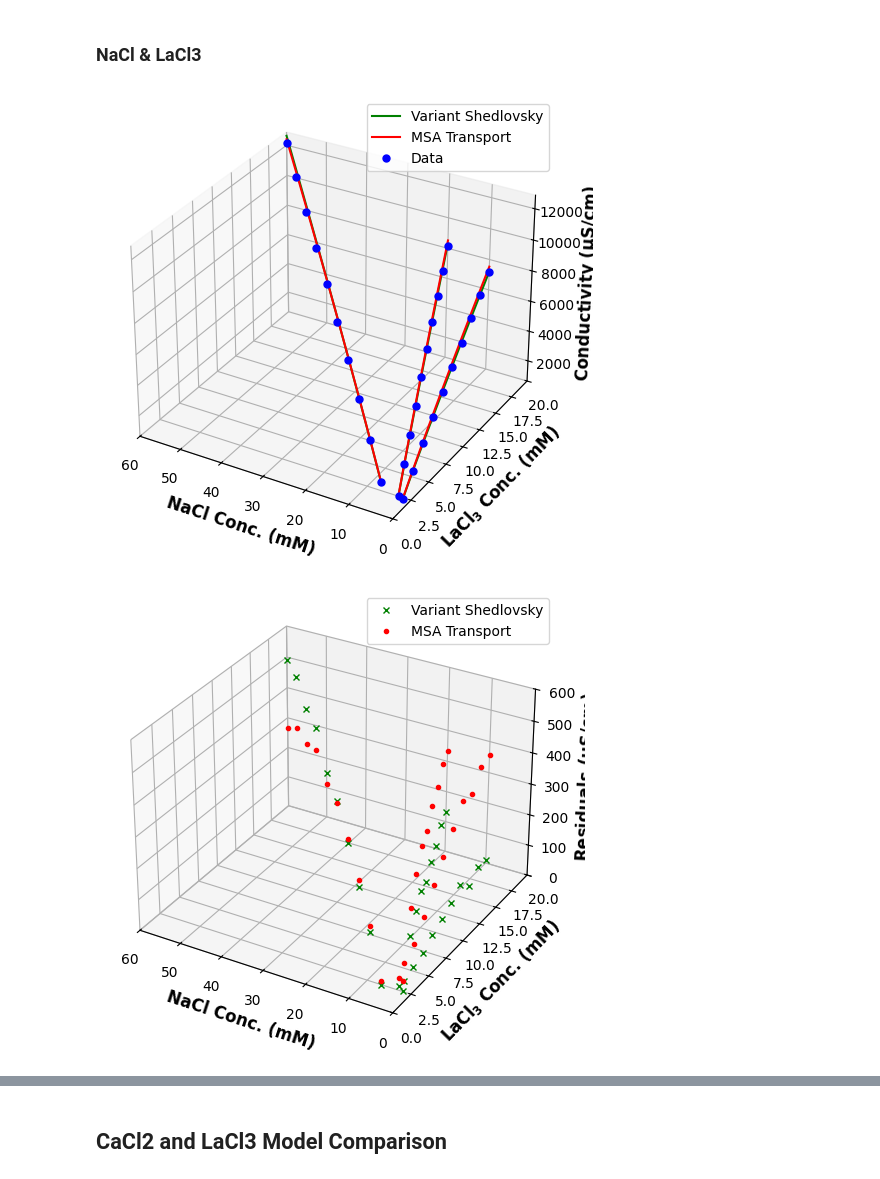
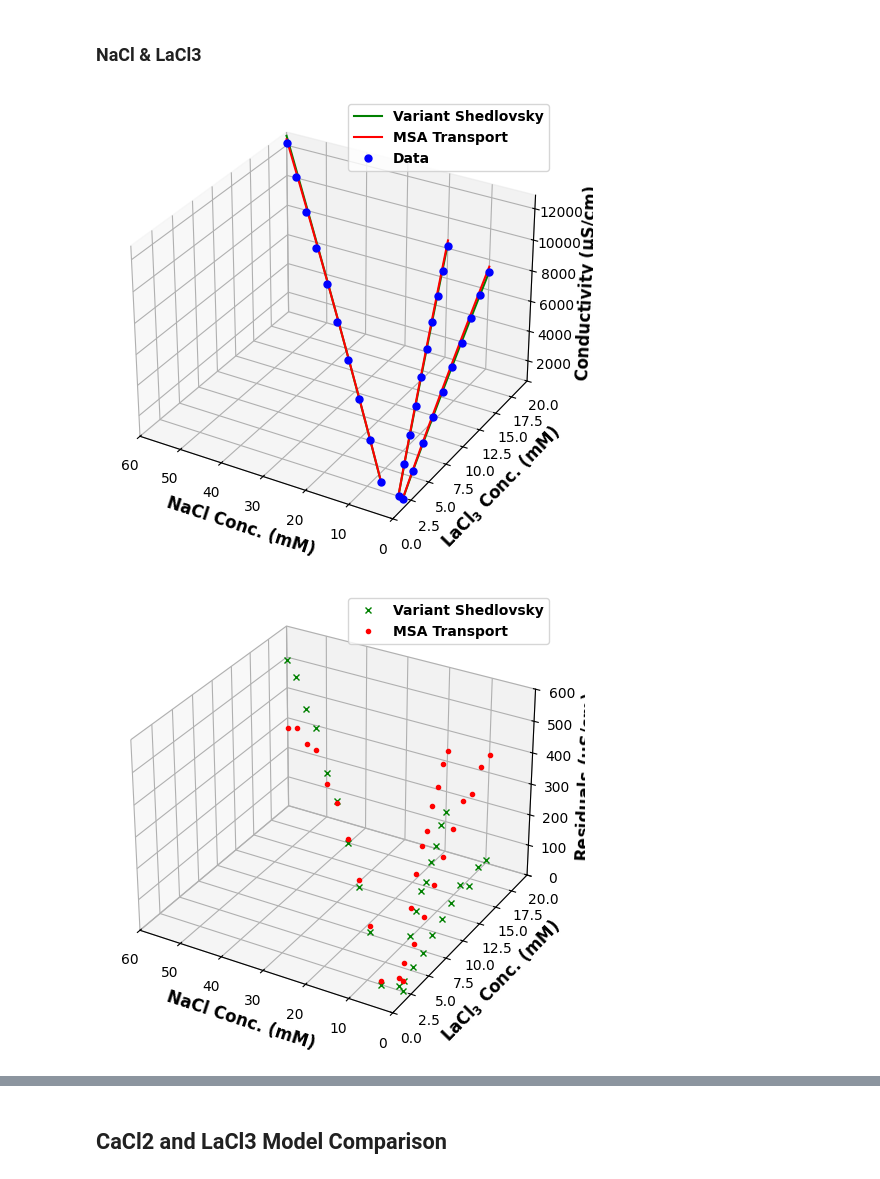
Before and after one commit to dowlinglab/salts-conductivity-modelling, a Jupyter notebook: Multicomponents-conductivity-theory-clean.ipynb, the cells around one changed output, grey strips where cells are left out. Drawn from its saved outputs; the diff is of its cells as text; code cells hidden in the pictures.

```diff
--- a/Multicomponents-conductivity-theory-clean.ipynb
+++ b/Multicomponents-conductivity-theory-clean.ipynb
@@ -1163,35 +1163,35 @@ specific_cond_22 = [specific_cond_nacl_22[i] + specific_cond_lacl3_12[i] for i i
 specific_cond_23 = [specific_cond_nacl_23[i] + specific_cond_lacl3_13[i] for i in range(ndata4)]
 
 # making plot comparison of calculated and experimental conductivity of NaCl and CaCl2
 fig = plt.figure()
 ax = fig.add_subplot(projection='3d')
 
 # plotting
 ax.plot3D(NaCl_conc2, LaCl3_conc2, specific_cond_21, color="green", label="Variant Shedlovsky")
 ax.plot3D(NaCl_conc22, LaCl3_conc22, specific_cond_22, color="green")
 ax.plot3D(NaCl_conc23, LaCl3_conc23, specific_cond_23, color="green")
 ax.plot3D(NaCl_conc2, LaCl3_conc2, all_cond_calc_con3, color="red", label="MSA Transport")
 ax.plot3D(NaCl_conc22, LaCl3_conc22, all_cond_calc_con32, color="red")
 ax.plot3D(NaCl_conc23, LaCl3_conc23, all_cond_calc_con33, color="red")
 ax.plot3D(NaCl_conc2, LaCl3_conc2, cond_exp3, "b.", markersize=10, label="Data")
 ax.plot3D(NaCl_conc22, LaCl3_conc22, cond_exp32, "b.", markersize=10)
 ax.plot3D(NaCl_conc23, LaCl3_conc23, cond_exp33, "b.", markersize=10)
 ax.set_xlim(60, 0)
 ax.set_ylim(0, 20)
 ax.tick_params(axis='x', labelsize=10)
 ax.tick_params(axis='y', labelsize=10)
 ax.tick_params(axis='z', labelsize=10)
 ax.tick_params(direction="in",top=True, right=True)
 # ax.set_title('3D Conductivity Plot', fontsize=12,fontweight='bold')
 ax.set_zlabel("Conductivity ($\mathbf{\mu}$S/cm)", fontsize=12,fontweight='bold')
 ax.set_xlabel("NaCl Conc. (mM)", fontsize=12,fontweight='bold')
 ax.set_ylabel("LaC$\mathbf{l_3}$ Conc. (mM)", fontsize=12,fontweight='bold')
-ax.legend()
+ax.legend(prop={"weight":"bold"})
 plt.tight_layout()
 plt.savefig("msc_single_na_la_comparison.png")
 plt.show()
 # %% [output]
-[figure, old version]
+[figure, new version]
 # %%
 # residuals for NaCl and LaCl3
 e3_2 = [specific_cond_21[i] - cond_exp3[i] for i in range(ndata4)]
@@ -1220,12 +1220,12 @@ ax.tick_params(direction="in",top=True, right=True)
 ax.set_zlabel("Residuals ($\mathbf{\mu}$S/cm)", fontsize=12,fontweight='bold')
 ax.set_xlabel("NaCl Conc. (mM)", fontsize=12,fontweight='bold')
 ax.set_ylabel("LaC$\mathbf{l_3}$ Conc. (mM)", fontsize=12,fontweight='bold')
-ax.legend()
+ax.legend(prop={"weight":"bold"})
 plt.tight_layout()
 plt.savefig("residuals_msc_single_na_la_comparison.png")
 plt.show()
 # %% [output]
-[figure, old version]
+[figure, new version]
 # %%
 # residuals fraction
 residuals_percent3_2 = [100*e3_2[i]/cond_exp3[i] for i in range(ndata4)]
```
Also changed, not shown: parts of 7 cells of this notebook, 15 other files.
